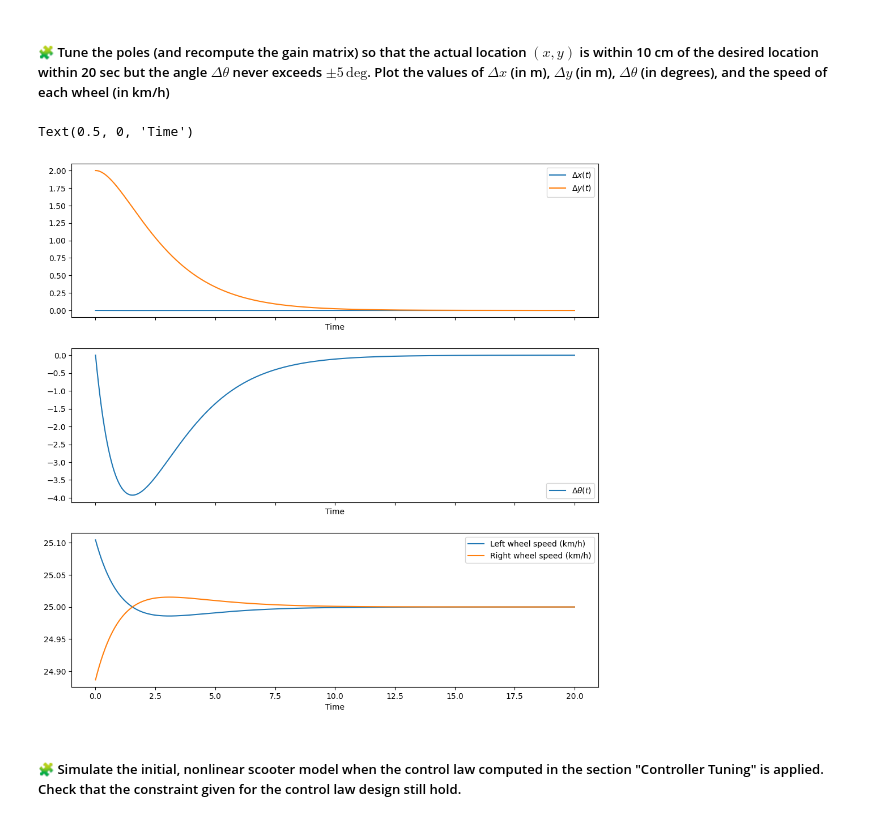
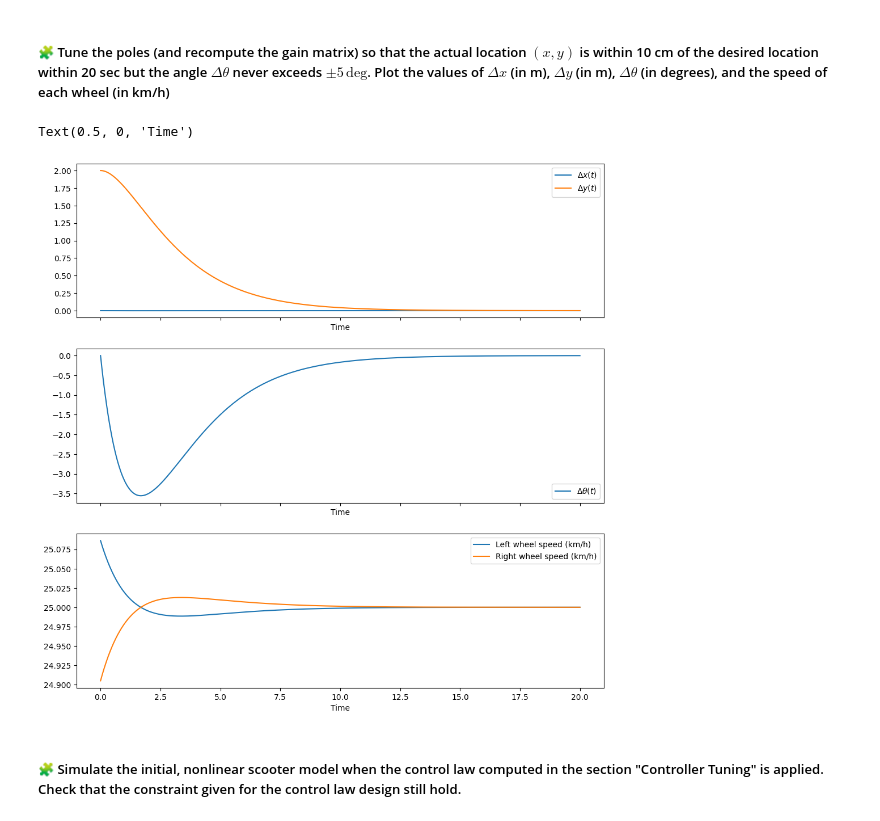
Before and after one commit to ukeeed/control-engineering-with-python-project-2023-2024, a Jupyter notebook: Project_part_3.ipynb, the cells around one changed output. Drawn from its saved outputs; the diff is of its cells as text; code cells hidden in the pictures.

```diff
--- a/Project_part_3.ipynb
+++ b/Project_part_3.ipynb
@@ -565,7 +565,7 @@ pass
 # %% [markdown]
 ##### 🧩 Tune the poles (and recompute the gain matrix) so that the actual location $(x, y)$ is within 10 cm of the desired location within 20 sec but the angle $\Delta \theta$ never exceeds $\pm 5 \, \mathrm{deg}$. Plot the values of $\Delta x$ (in m), $\Delta y$ (in m), $\Delta \theta$ (in degrees), and the speed of each wheel (in km/h)
 # %%
-val_p = [-0.7, -0.65, -0.6]
+val_p = [-0.5, -0.6, -0.7] #[-0.7, -0.65, -0.6]
 
 K = place_poles(A, B, val_p).gain_matrix
 
@@ -582,33 +582,33 @@ result = solve_ivp(
 
 dX = result["sol"](t)
 dx, dy, dtheta = dX
 
 fig, (ax1, ax2, ax3) = subplots(3, 1, sharex=True, figsize=(12, 12))
 
 ax1.plot(t, dx, label="$\Delta x(t)$")
 ax1.plot(t, dy, label="$\Delta y(t)$")
 ax1.legend()
 ax1.set_xlabel('Time')
 
 
 ax2.plot(t, dtheta*180/np.pi, label=r"$\Delta\theta(t)$")
 ax2.legend()
 ax2.set_xlabel('Time')
 
 
 dOmega = dot(-K,dX)
 dOmega_l, dOmega_r = dOmega[0], dOmega[1]
 omega_l = dOmega_l + v/r
 omega_r = dOmega_r + v/r
 left_speed = omega_l*r*3.6
 right_speed = omega_r*r*3.6
 
 ax3.plot(t, left_speed, label=r"Left wheel speed (km/h)")
 ax3.plot(t, right_speed, label=r"Right wheel speed (km/h)")
 ax3.legend()
 ax3.set_xlabel('Time')
 # %% [output]
 Text(0.5, 0, 'Time')
-[figure, old version]
+[figure, new version]
 # %% [markdown]
 ##### 🧩 Simulate the initial, nonlinear scooter model when the control law computed in the section "Controller Tuning" is applied. Check that the constraint given for the control law design still hold.
```
Also changed, not shown: parts of 15 cells of this notebook.
